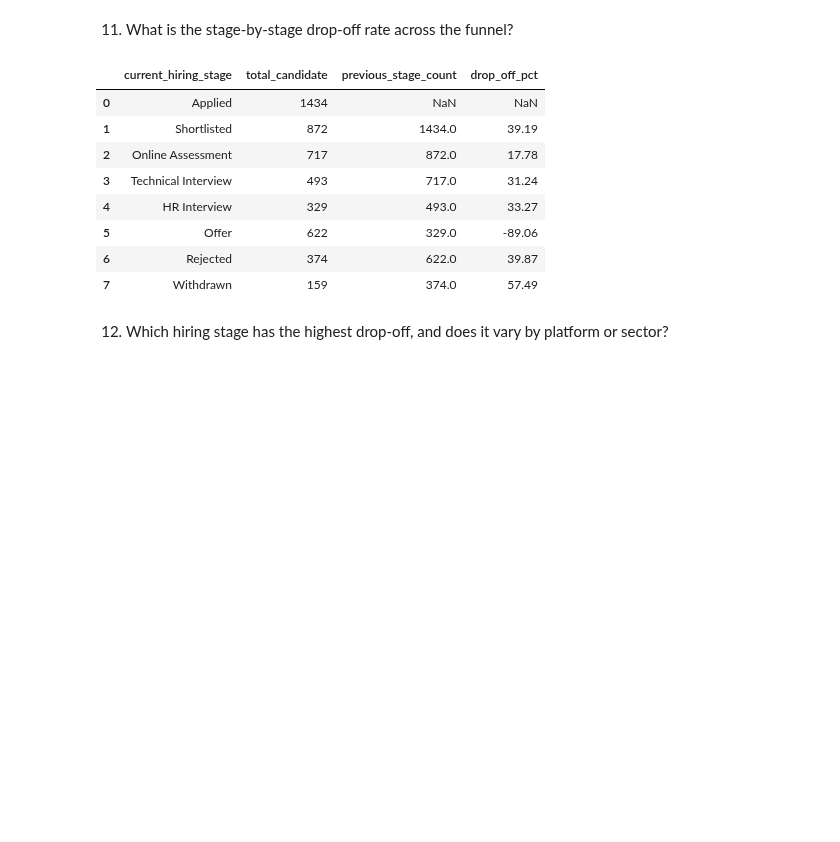
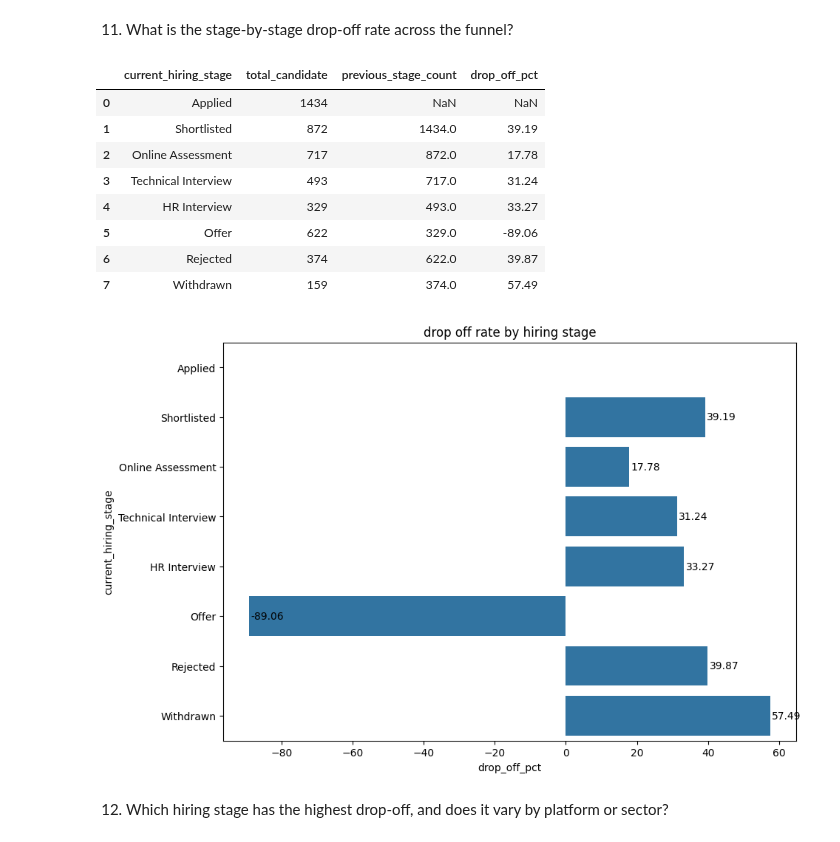
Before and after one commit to Ishasavani1402/Data-Analytics, a Jupyter notebook: fresher_hiring_analysis/EDA.ipynb, the cells around one changed output. Drawn from its saved outputs; the diff is of its cells as text; code cells hidden in the pictures; blank space fills up the shorter version.

```diff
--- a/fresher_hiring_analysis/EDA.ipynb
+++ b/fresher_hiring_analysis/EDA.ipynb
@@ -439,7 +439,7 @@ plt.show()
 # %% [markdown]
 11. What is the stage-by-stage drop-off rate across the funnel?
 # %%
-pd.read_sql_query(text("""WITH candidates AS (
+drop_off =  pd.read_sql_query(text("""WITH candidates AS (
     SELECT
         current_hiring_stage,
         COUNT(*) AS total_candidate
@@ -457,33 +457,54 @@ funnel AS (
                     WHEN 'Shortlisted' THEN 2
                     WHEN 'Online Assessment' THEN 3
                     WHEN 'Technical Interview' THEN 4
                     WHEN 'HR Interview' THEN 5
                     WHEN 'Offer' THEN 6
                     ELSE 7
                 END
         ) AS previous_stage_count
     FROM candidates
 )
 SELECT
     current_hiring_stage,
     total_candidate,
     previous_stage_count,
     ROUND(
         100.0 * (previous_stage_count - total_candidate) / NULLIF(previous_stage_count, 0),
         2
     ) AS drop_off_pct
 FROM funnel
 """),engine)
+display(drop_off)
+
+plt.figure(figsize=(10,7))
+ax = sns.barplot(data=drop_off , x="drop_off_pct" , y="current_hiring_stage")
+# Add data labels on each bar
+for p in ax.patches:
+    width = p.get_width()
+    y_pos = p.get_y() + p.get_height() / 2
+    ax.text(
+        width + 0.5,
+        y_pos,
+        f"{width:.2f}",
+        va="center",
+        ha="left",
+        fontsize=10,
+        color="black"
+    )
+
+plt.title("drop off rate by hiring stage")
+plt.show()
 # %% [output]
 |  | current_hiring_stage | total_candidate | previous_stage_count | drop_off_pct |
 | 0 | Applied | 1434 | NaN | NaN |
 | 1 | Shortlisted | 872 | 1434.0 | 39.19 |
 | 2 | Online Assessment | 717 | 872.0 | 17.78 |
 | 3 | Technical Interview | 493 | 717.0 | 31.24 |
 | 4 | HR Interview | 329 | 493.0 | 33.27 |
 | 5 | Offer | 622 | 329.0 | -89.06 |
 | 6 | Rejected | 374 | 622.0 | 39.87 |
 | 7 | Withdrawn | 159 | 374.0 | 57.49 |
+[figure, added]
 # %% [markdown]
 12. Which hiring stage has the highest drop-off, and does it vary by platform or sector?
 # %%
```
Also changed, not shown: parts of 18 cells of this notebook, 1 other file.
